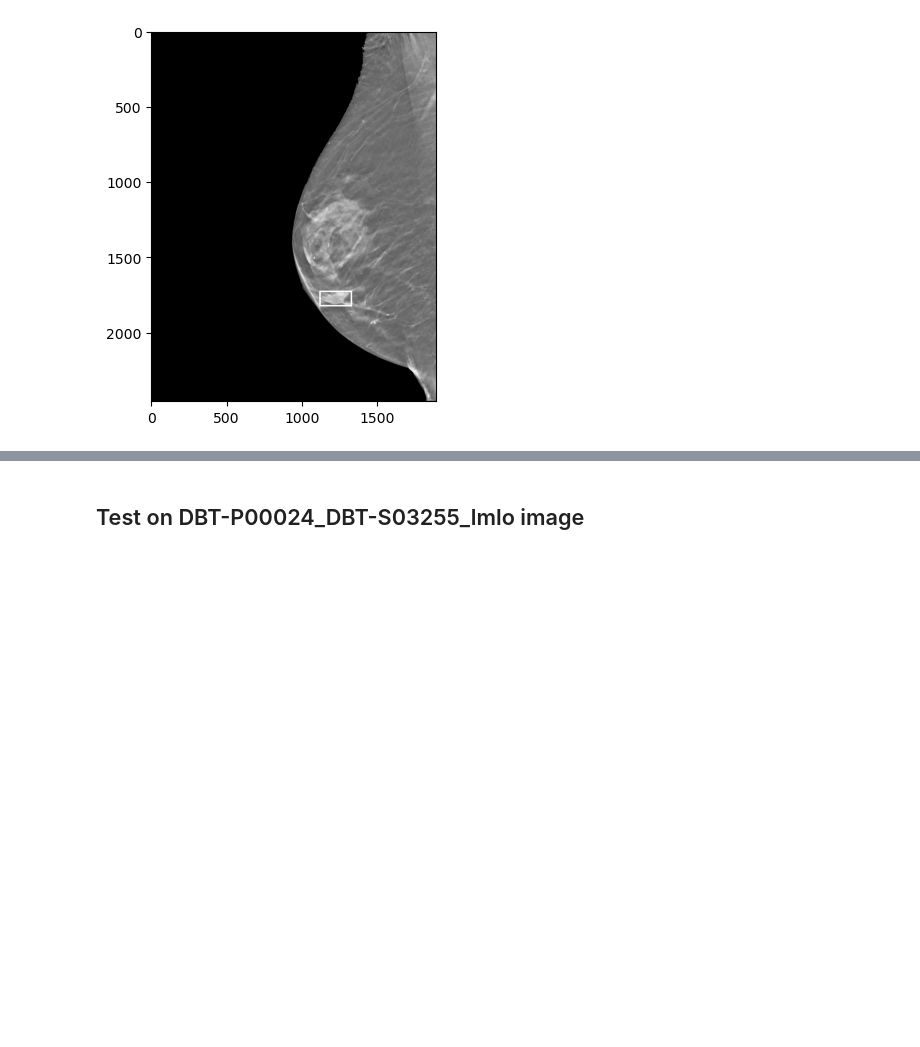
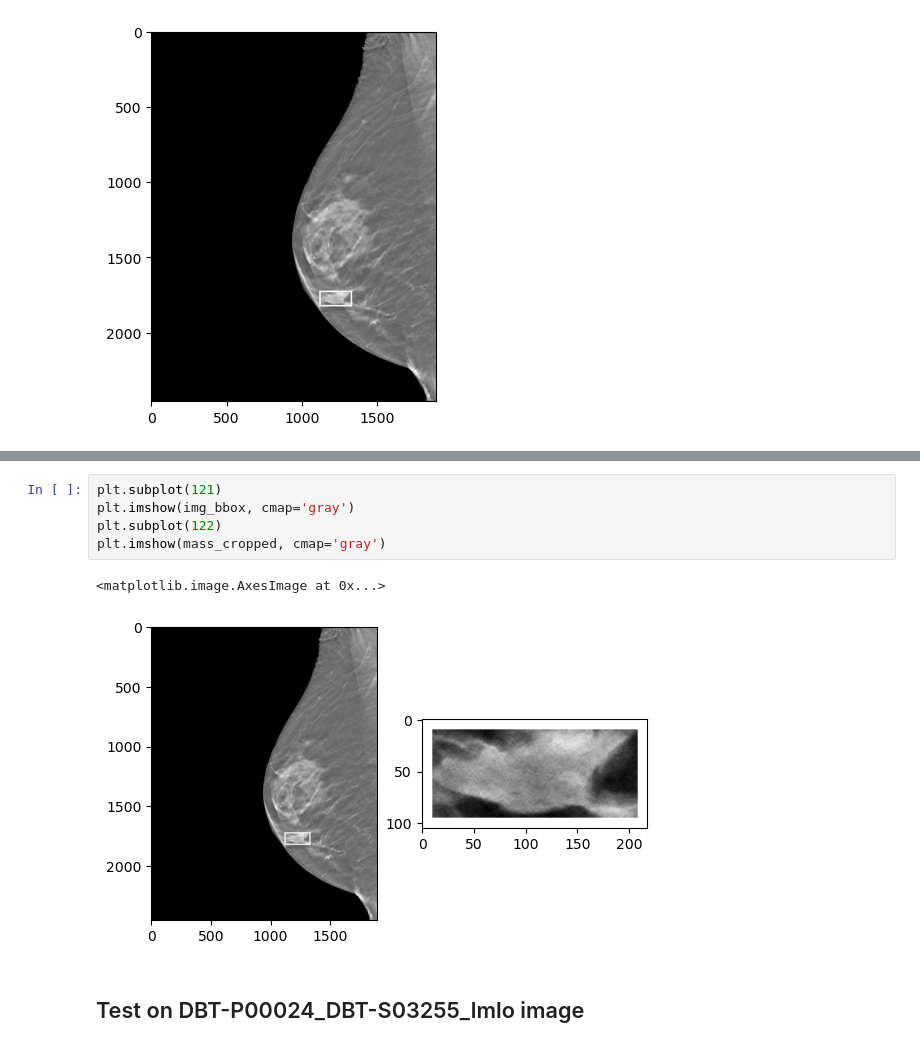
Before and after one commit to andreaberti11235/DBT_utils_script, a Jupyter notebook: dcm_to_png_crop_test.ipynb, the cells around one changed output, grey strips where cells are left out. Cells and saved outputs as stored; diff of their text form; blank space fills up the shorter version.

```diff
--- a/dcm_to_png_crop_test.ipynb
+++ b/dcm_to_png_crop_test.ipynb
@@ -102,3 +146,11 @@ plt.imshow(img_bbox, cmap='gray')
+# %%
+plt.subplot(121)
+plt.imshow(img_bbox, cmap='gray')
+plt.subplot(122)
+plt.imshow(mass_cropped, cmap='gray')
+# %% [output]
+<matplotlib.image.AxesImage at 0x...>
+[figure, added]
 # %% [markdown]
 ## Test on DBT-P00024_DBT-S03255_lmlo image
 # %%
```
Also changed, not shown: parts of 7 cells of this notebook.
